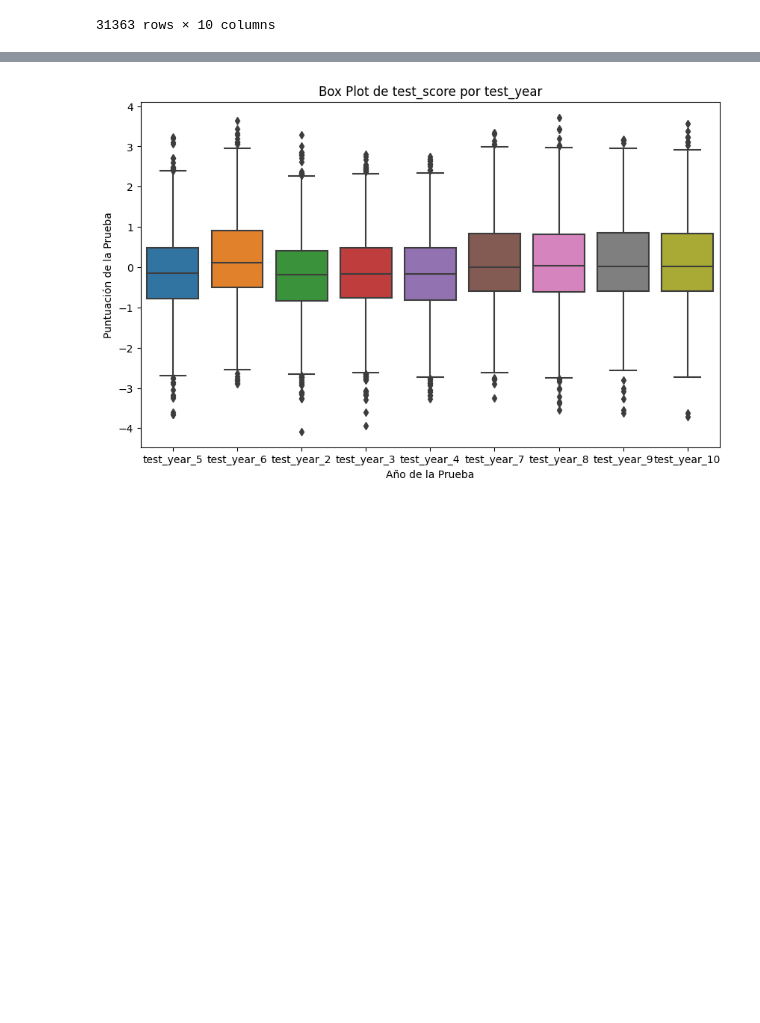
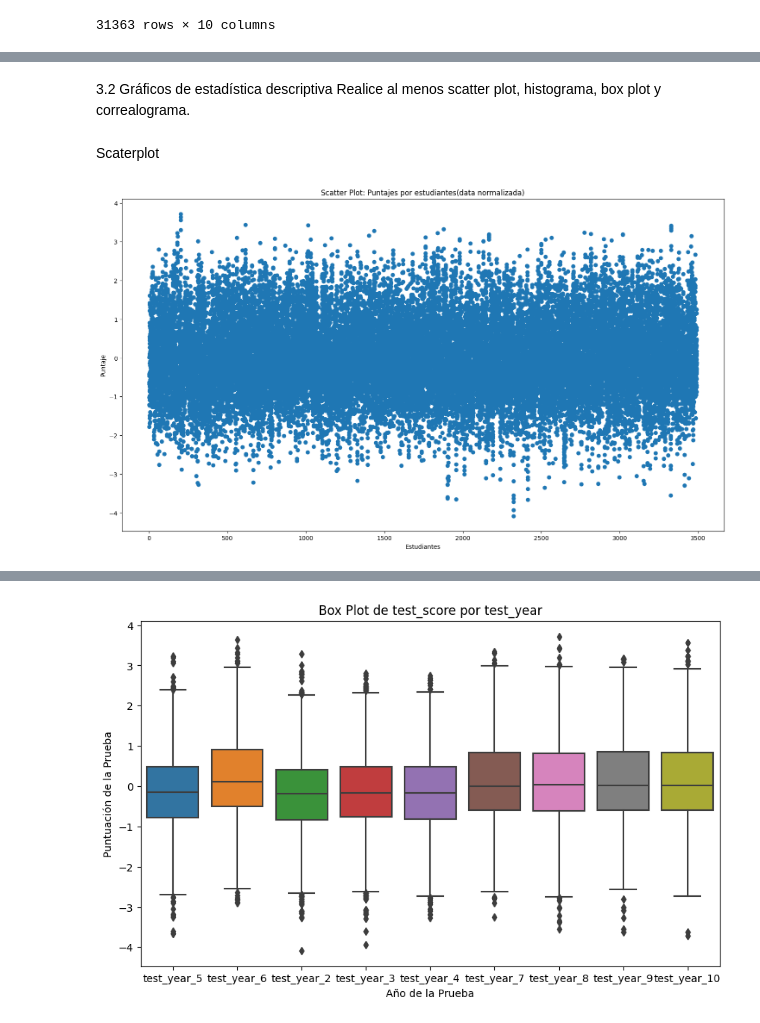
Before and after one commit to cindygarcia/TrabajoAnalisisDatos, a Jupyter notebook: taller1_enunciado.ipynb, the cells around one changed output, grey strips where cells are left out. Saved outputs shown, nothing was run; the diff lists cells and outputs as text; code cells hidden in the pictures; blank space fills up the shorter version.

```diff
--- a/taller1_enunciado.ipynb
+++ b/taller1_enunciado.ipynb
@@ -1038,0 +1102,14 @@ df_final
+# %% [markdown]
+3.2 Gráficos de estadística descriptiva Realice al menos scatter plot,
+histograma, box plot y correalograma.
+# %% [markdown]
+Scaterplot
+# %%
+plt.figure(figsize=(18, 10))
+plt.scatter(df_final['person_id'], df_final['test_score'])
+plt.title('Scatter Plot: Puntajes por estudiantes(data normalizada)')
+plt.xlabel('Estudiantes')
+plt.ylabel('Puntaje')
+plt.show()
+# %% [output]
+[figure, added]
```
Also changed, not shown: parts of 23 cells of this notebook, 1 other file.
